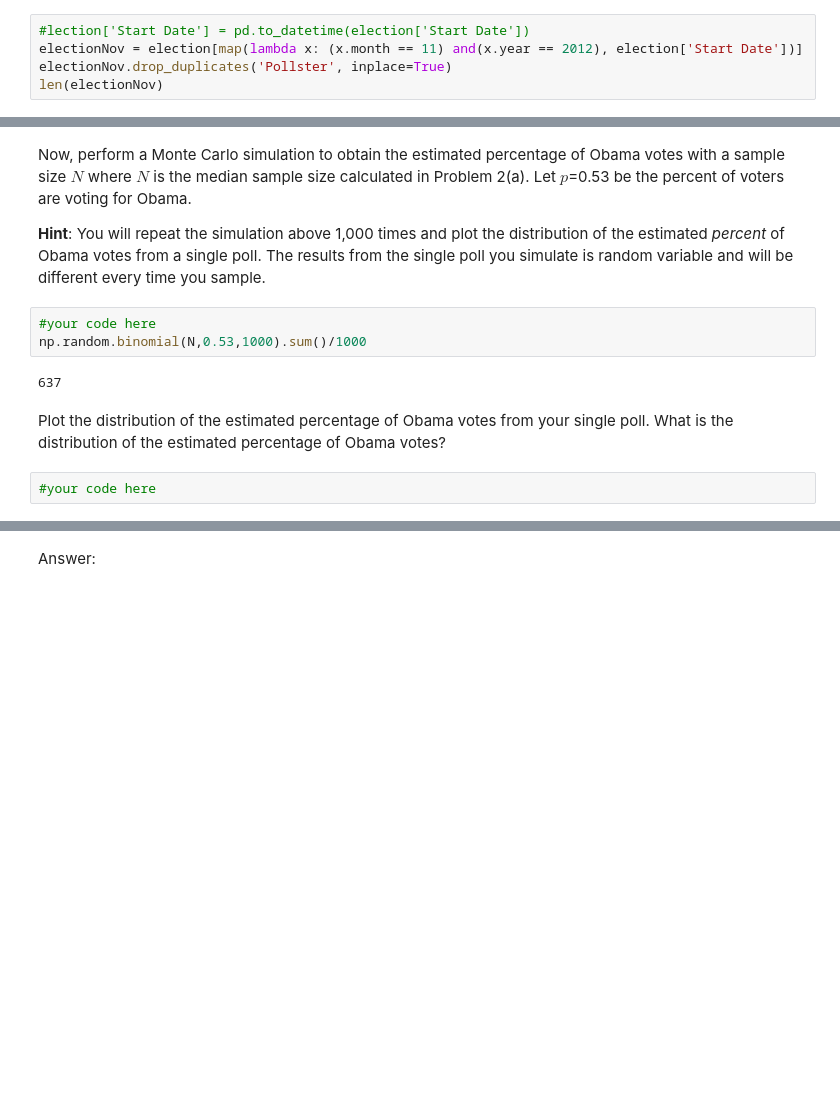
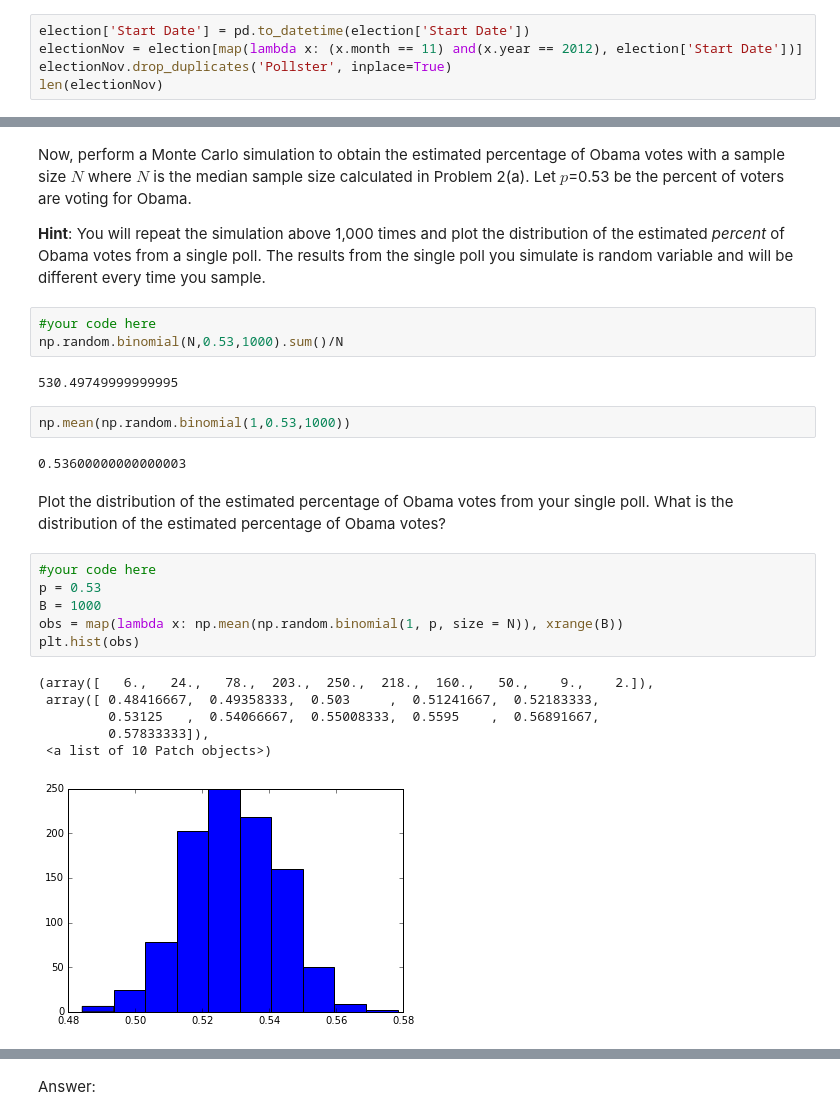
Before and after one commit to adriannr/2014, a Jupyter notebook: homework/HW2.ipynb, the cells around one changed output, grey strips where cells are left out. Cells and saved outputs as stored; diff of their text form; blank space fills up the shorter version.

```diff
--- a/homework/HW2.ipynb
+++ b/homework/HW2.ipynb
@@ -419,7 +419,7 @@ How many polls were conducted in November? Define this number as M.
 
 **Hint**: Subset the `election` DataFrame for only dates in the `Start Date` column that are in November 2012.
 # %%
-#lection['Start Date'] = pd.to_datetime(election['Start Date'])
+election['Start Date'] = pd.to_datetime(election['Start Date'])
 electionNov = election[map(lambda x: (x.month == 11) and(x.year == 2012), election['Start Date'])]
 electionNov.drop_duplicates('Pollster', inplace=True)
 len(electionNov)
@@ -462,10 +462,25 @@ Now, perform a Monte Carlo simulation to obtain the estimated percentage of Obam
 **Hint**: You will repeat the simulation above 1,000 times and plot the distribution of the estimated *percent* of Obama votes from a single poll.  The results from the single poll you simulate is random variable and will be different every time you sample.
 # %%
 #your code here
-np.random.binomial(N,0.53,1000).sum()/1000
+np.random.binomial(N,0.53,1000).sum()/N
 # %% [output]
-637
+530.49749999999995
+# %%
+np.mean(np.random.binomial(1,0.53,1000))
+# %% [output]
+0.53600000000000003
 # %% [markdown]
 Plot the distribution of the estimated percentage of Obama votes from your single poll. What is the distribution of the estimated percentage of Obama votes?
-# %%
-#your code here
+# %%
+#your code here
+p = 0.53
+B = 1000
+obs = map(lambda x: np.mean(np.random.binomial(1, p, size = N)), xrange(B))
+plt.hist(obs)
+# %% [output]
+(array([   6.,   24.,   78.,  203.,  250.,  218.,  160.,   50.,    9.,    2.]),
+ array([ 0.48416667,  0.49358333,  0.503     ,  0.51241667,  0.52183333,
+         0.53125   ,  0.54066667,  0.55008333,  0.5595    ,  0.56891667,
+         0.57833333]),
+ <a list of 10 Patch objects>)
+[figure, added]
```
Also changed, not shown: parts of 33 cells of this notebook.
